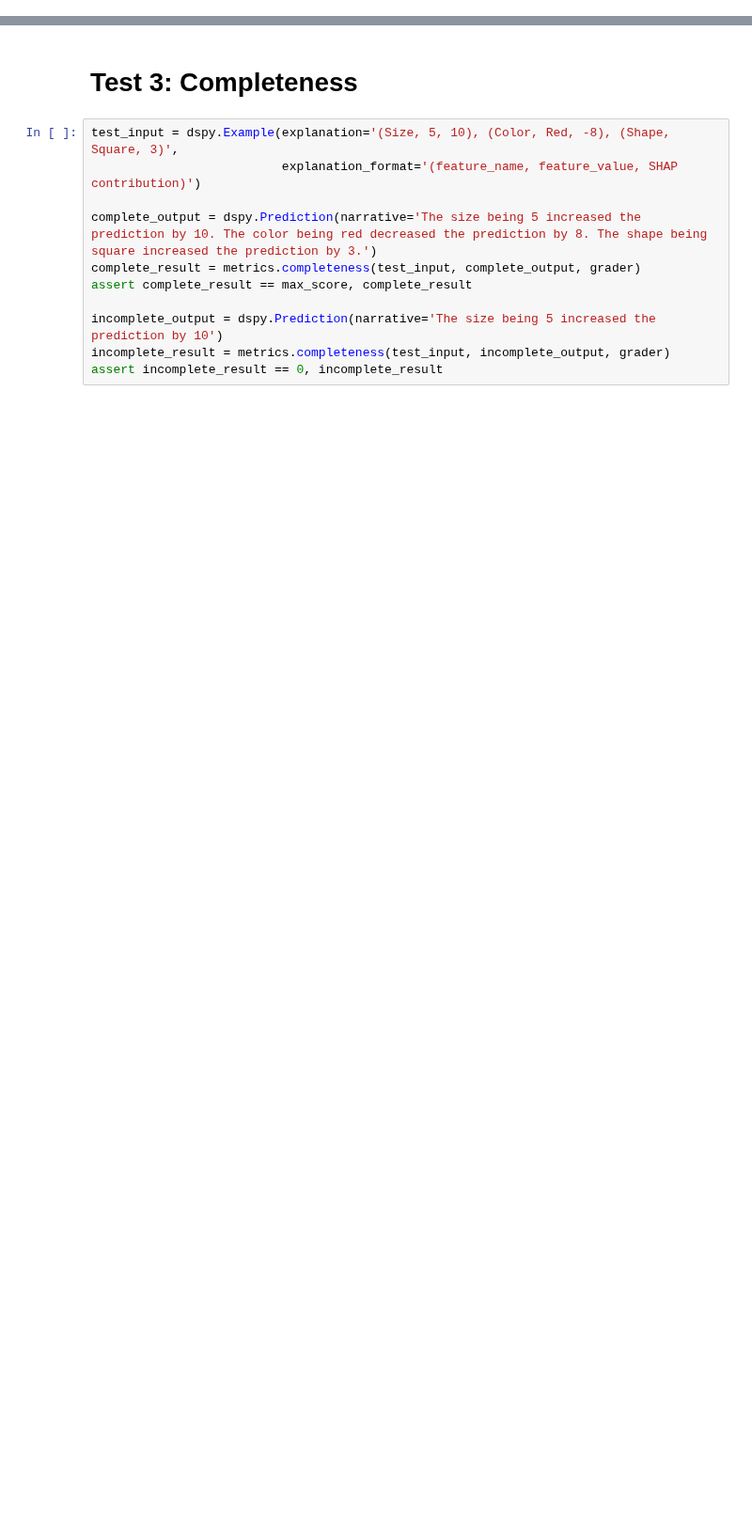
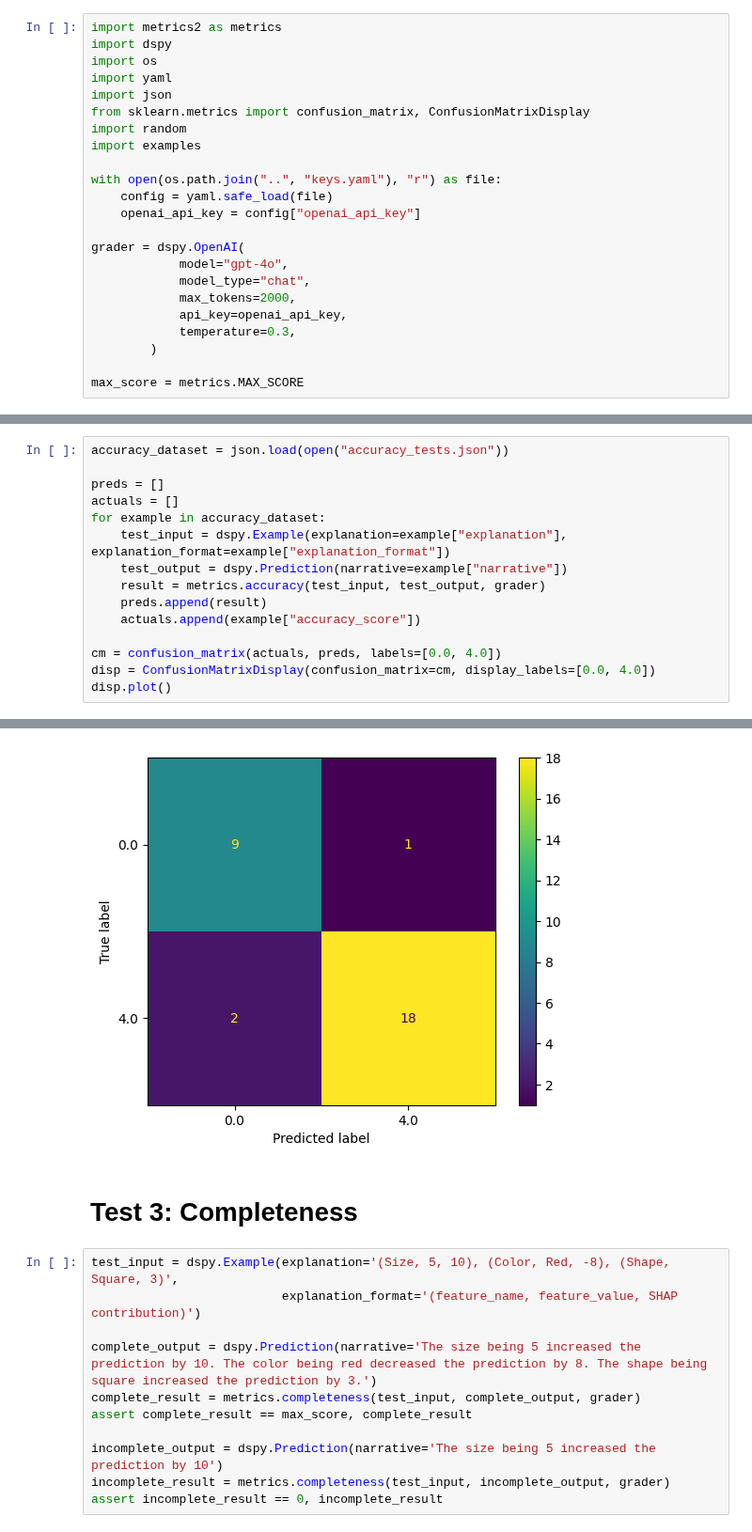
Before and after one commit to sibyl-dev/Explingo, a Jupyter notebook: full-experiment/validate_metrics.ipynb, the cells around one changed output, grey strips where cells are left out. Shown at 94% size. Drawn from its saved outputs; the diff is of its cells as text; blank space fills up the shorter version.

Commit message:
Updating completeness and accuracy

```diff
--- a/full-experiment/validate_metrics.ipynb
+++ b/full-experiment/validate_metrics.ipynb
@@ -103,0 +1,23 @@ defaultdict(<class 'int'>, {'Accurate and complete': 1, 'Accurate but misleading
+# %%
+import metrics2 as metrics
+import dspy
+import os
+import yaml
+import json
+from sklearn.metrics import confusion_matrix, ConfusionMatrixDisplay
+import random
+import examples
+
+with open(os.path.join("..", "keys.yaml"), "r") as file:
+    config = yaml.safe_load(file)
+    openai_api_key = config["openai_api_key"]
+
+grader = dspy.OpenAI(
+            model="gpt-4o",
+            model_type="chat",
+            max_tokens=2000,
+            api_key=openai_api_key,
+            temperature=0.3,
+        )
+
+max_score = metrics.MAX_SCORE
@@ -103,0 +57,16 @@ defaultdict(<class 'int'>, {'Accurate and complete': 1, 'Accurate but misleading
+# %%
+accuracy_dataset = json.load(open("accuracy_tests.json"))
+
+preds = []
+actuals = []
+for example in accuracy_dataset:
+    test_input = dspy.Example(explanation=example["explanation"], explanation_format=example["explanation_format"])
+    test_output = dspy.Prediction(narrative=example["narrative"])
+    result = metrics.accuracy(test_input, test_output, grader)
+    preds.append(result)
+    actuals.append(example["accuracy_score"])
+
+cm = confusion_matrix(actuals, preds, labels=[0.0, 4.0])
+disp = ConfusionMatrixDisplay(confusion_matrix=cm, display_labels=[0.0, 4.0])
+disp.plot()
+# %% [output]
@@ -104,3 +74,4 @@ defaultdict(<class 'int'>, {'Accurate and complete': 1, 'Accurate but misleading
+[figure, added]
 # %% [markdown]
 # Test 3: Completeness
 # %%
```
Also changed, not shown: parts of 15 cells of this notebook, 2 other files.
